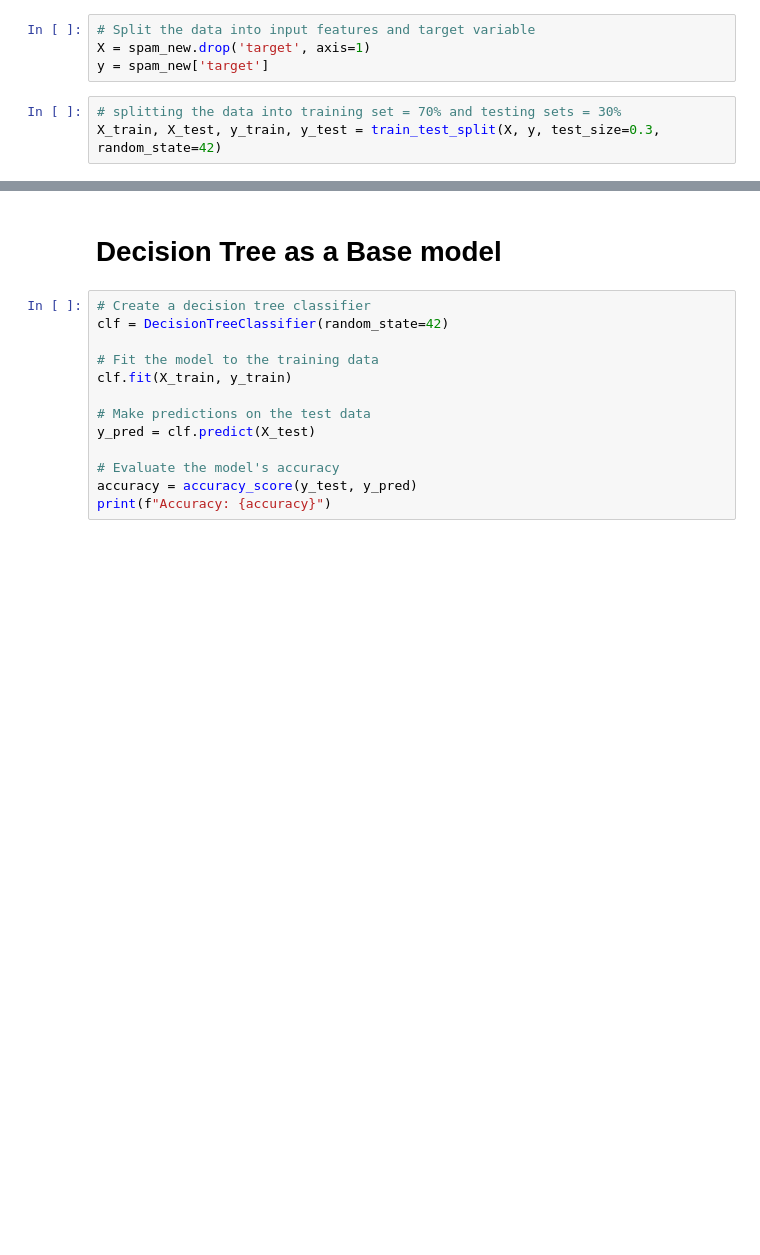
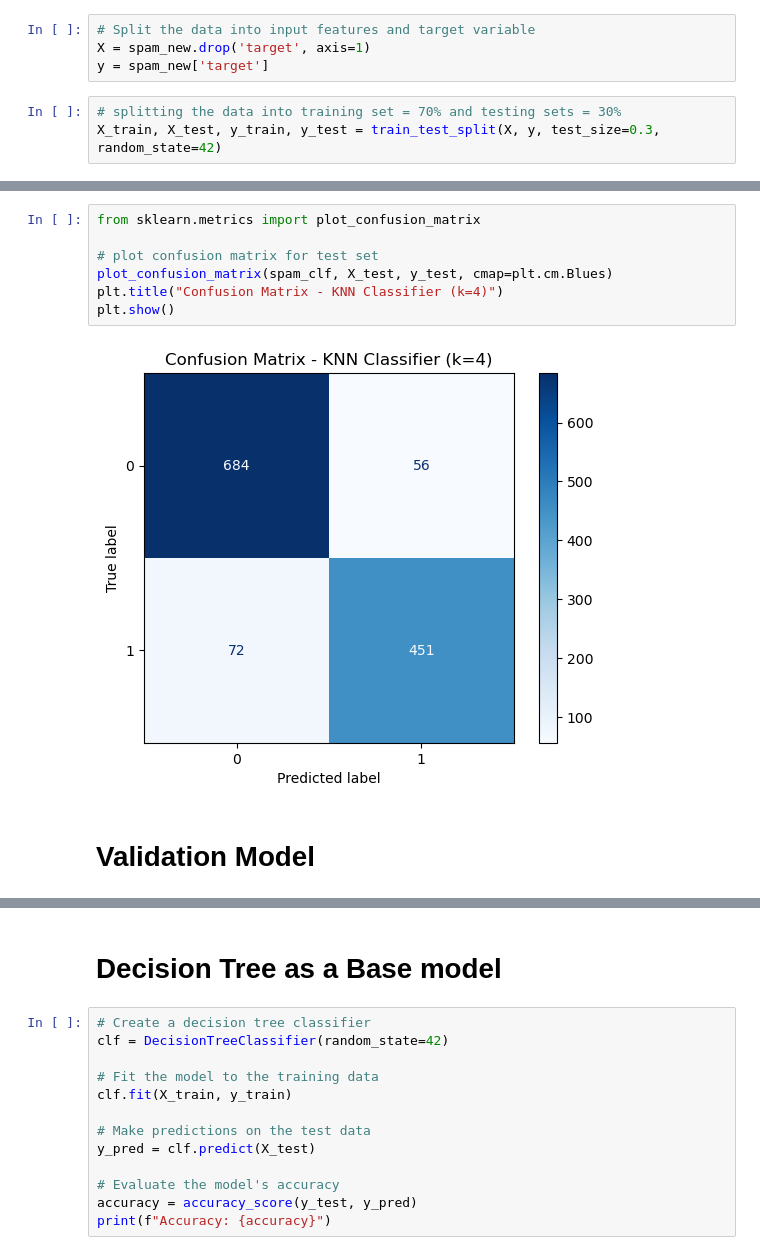
Before and after one commit to jathusharini/CM2604_CourseWork, a Jupyter notebook: Machine Learning_CW.ipynb, the cells around one changed output, grey strips where cells are left out. Drawn from its saved outputs; the diff is of its cells as text; blank space fills up the shorter version.

```diff
--- a/Machine Learning_CW.ipynb
+++ b/Machine Learning_CW.ipynb
@@ -211,0 +223,11 @@ weighted avg       0.86      0.86      0.86      4209
+# %%
+from sklearn.metrics import plot_confusion_matrix
+
+# plot confusion matrix for test set
+plot_confusion_matrix(spam_clf, X_test, y_test, cmap=plt.cm.Blues)
+plt.title("Confusion Matrix - KNN Classifier (k=4)")
+plt.show()
+# %% [output]
+[figure, added]
+# %% [markdown]
+# Validation Model
```
Also changed, not shown: parts of 19 cells of this notebook.
